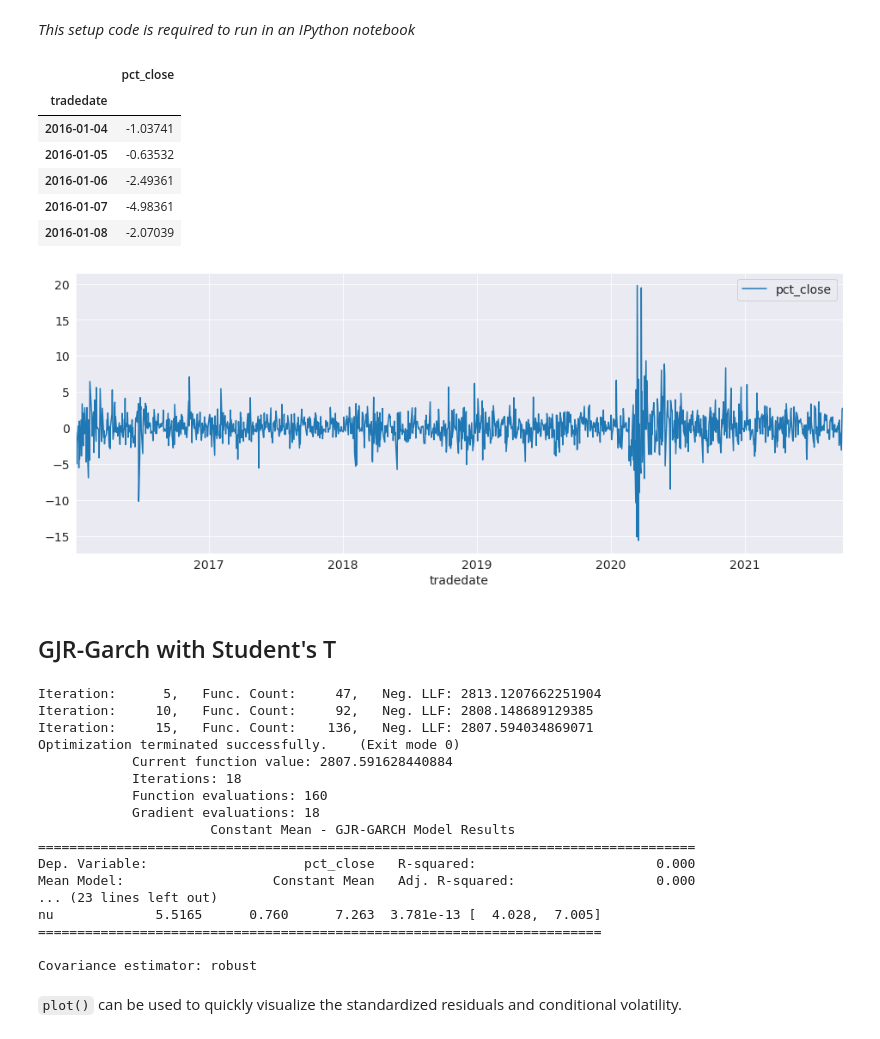
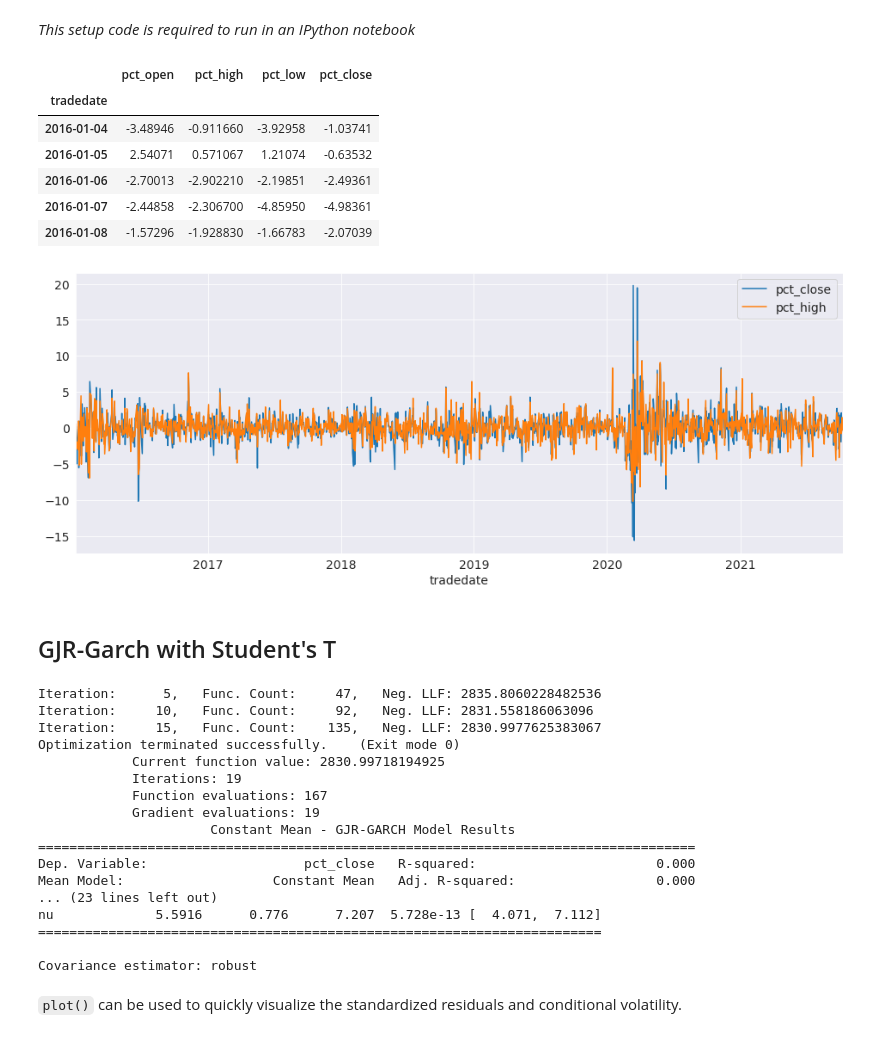
Before and after one commit to kwoodle/ktrade_volatility, a Jupyter notebook: notebooks/garch2.ipynb, the cells around one changed output. Cells and saved outputs as stored; diff of their text form; code cells hidden in the pictures.

```diff
--- a/notebooks/garch2.ipynb
+++ b/notebooks/garch2.ipynb
@@ -21,51 +21,53 @@ conn = engine.connect()
 import pandas as pd
 
 SQL_query = pd.read_sql_query(
-    '''select tradedate, pct_close from USEQ_HIST where symbol="MS"
+    '''select tradedate, pct_open, pct_high, pct_low, pct_close from USEQ_HIST where symbol="MS"
     and volume>0
      order by tradedate''',
     conn,
     index_col='tradedate'
 )
-df = pd.DataFrame(SQL_query, columns=["pct_close"])
+df = pd.DataFrame(SQL_query, columns=["pct_open","pct_high","pct_low","pct_close"])
 
 df.head()
 # %% [output]
-|  | pct_close |
-| tradedate |  |
-| 2016-01-04 | -1.03741 |
-| 2016-01-05 | -0.63532 |
-| 2016-01-06 | -2.49361 |
-| 2016-01-07 | -4.98361 |
-| 2016-01-08 | -2.07039 |
+|  | pct_open | pct_high | pct_low | pct_close |
+| tradedate |  |  |  |  |
+| 2016-01-04 | -3.48946 | -0.911660 | -3.92958 | -1.03741 |
+| 2016-01-05 | 2.54071 | 0.571067 | 1.21074 | -0.63532 |
+| 2016-01-06 | -2.70013 | -2.902210 | -2.19851 | -2.49361 |
+| 2016-01-07 | -2.44858 | -2.306700 | -4.85950 | -4.98361 |
+| 2016-01-08 | -1.57296 | -1.928830 | -1.66783 | -2.07039 |
 # %%
-ax = df.plot()
+ax = plt.gca()
+df.plot(y='pct_close', ax=ax)
+df.plot(y='pct_high', ax=ax)
 xlim = ax.set_xlim(df.index.min(), df.index.max())
 # %% [output]
-[figure, old version]
+[figure, new version]
 # %%
 from arch import arch_model
 # %% [markdown]
 ## GJR-Garch with Student's T
 # %%
-am = arch_model(df, p=1, o=1, q=1, dist="StudentsT")
+am = arch_model(df["pct_close"], p=1, o=1, q=1, dist="StudentsT")
 res = am.fit(update_freq=5)
 print(res.summary())
 # %% [output]
-Iteration:      5,   Func. Count:     47,   Neg. LLF: 2813.1207662251904
-Iteration:     10,   Func. Count:     92,   Neg. LLF: 2808.148689129385
-Iteration:     15,   Func. Count:    136,   Neg. LLF: 2807.594034869071
+Iteration:      5,   Func. Count:     47,   Neg. LLF: 2835.8060228482536
+Iteration:     10,   Func. Count:     92,   Neg. LLF: 2831.558186063096
+Iteration:     15,   Func. Count:    135,   Neg. LLF: 2830.9977625383067
 Optimization terminated successfully.    (Exit mode 0)
-            Current function value: 2807.591628440884
-            Iterations: 18
-            Function evaluations: 160
-            Gradient evaluations: 18
+            Current function value: 2830.99718194925
+            Iterations: 19
+            Function evaluations: 167
+            Gradient evaluations: 19
                       Constant Mean - GJR-GARCH Model Results
 ====================================================================================
 Dep. Variable:                    pct_close   R-squared:                       0.000
 Mean Model:                   Constant Mean   Adj. R-squared:                  0.000
 ... (23 lines left out)
-nu             5.5165      0.760      7.263  3.781e-13 [  4.028,  7.005]
+nu             5.5916      0.776      7.207  5.728e-13 [  4.071,  7.112]
 ========================================================================
 
 Covariance estimator: robust
```
Also changed, not shown: parts of 4 cells of this notebook, 6 other files.
